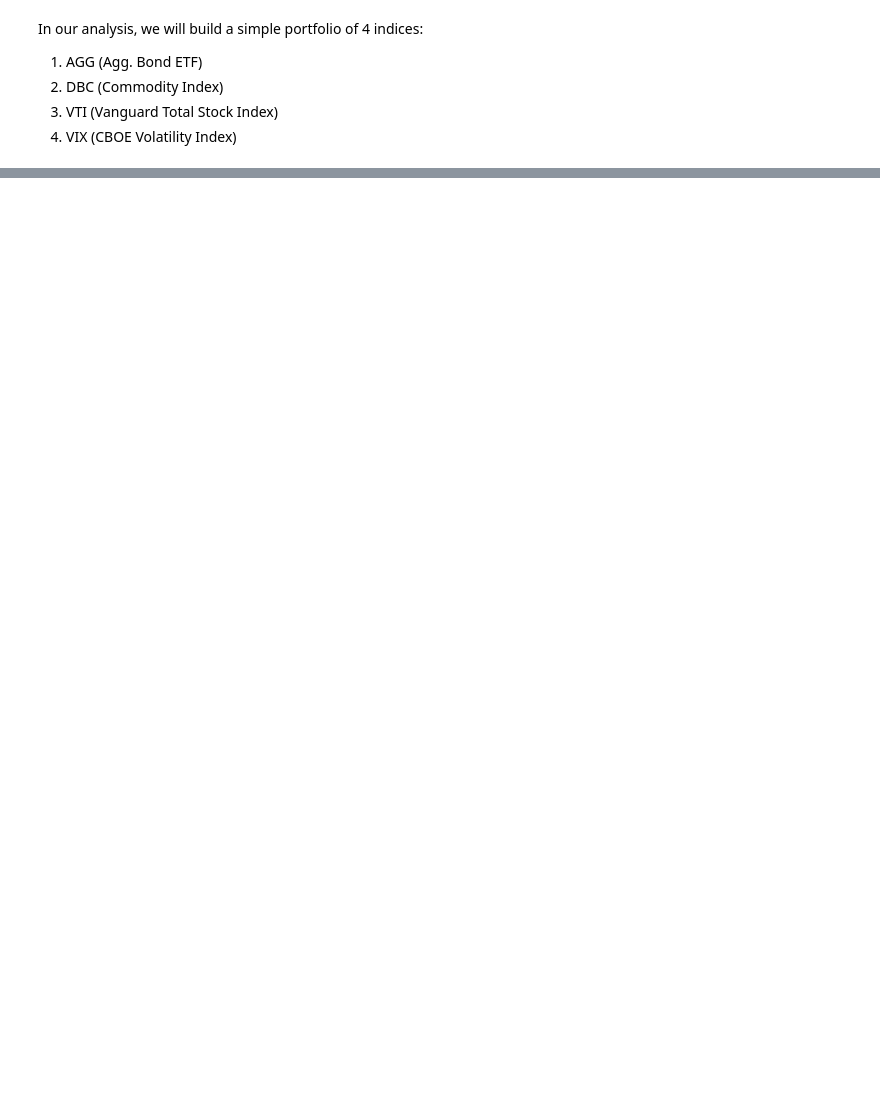
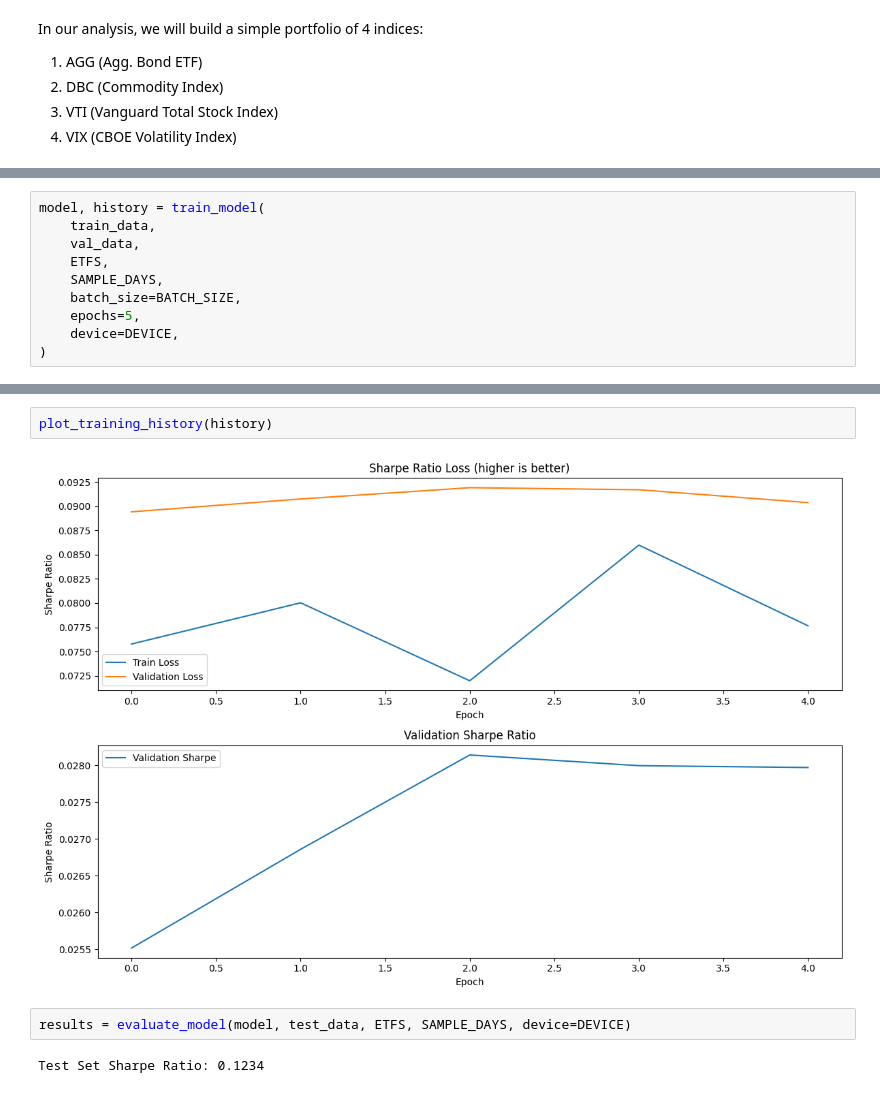
Before and after one commit to jkrue242/PortfolioOptimization, a Jupyter notebook: portfolio_optimiztion.ipynb, the cells around one changed output, grey strips where cells are left out. Cells and saved outputs as stored; diff of their text form; blank space fills up the shorter version.

```diff
--- a/portfolio_optimiztion.ipynb
+++ b/portfolio_optimiztion.ipynb
@@ -240,0 +80,10 @@ plt.show()
+# %%
+model, history = train_model(
+    train_data,
+    val_data,
+    ETFS,
+    SAMPLE_DAYS,
+    batch_size=BATCH_SIZE,
+    epochs=5,
+    device=DEVICE,
+)
@@ -240,0 +107,8 @@ plt.show()
+# %%
+plot_training_history(history)
+# %% [output]
+[figure, added]
+# %%
+results = evaluate_model(model, test_data, ETFS, SAMPLE_DAYS, device=DEVICE)
+# %% [output]
+Test Set Sharpe Ratio: 0.1234
```
Also changed, not shown: parts of 17 cells of this notebook, 4 other files.
